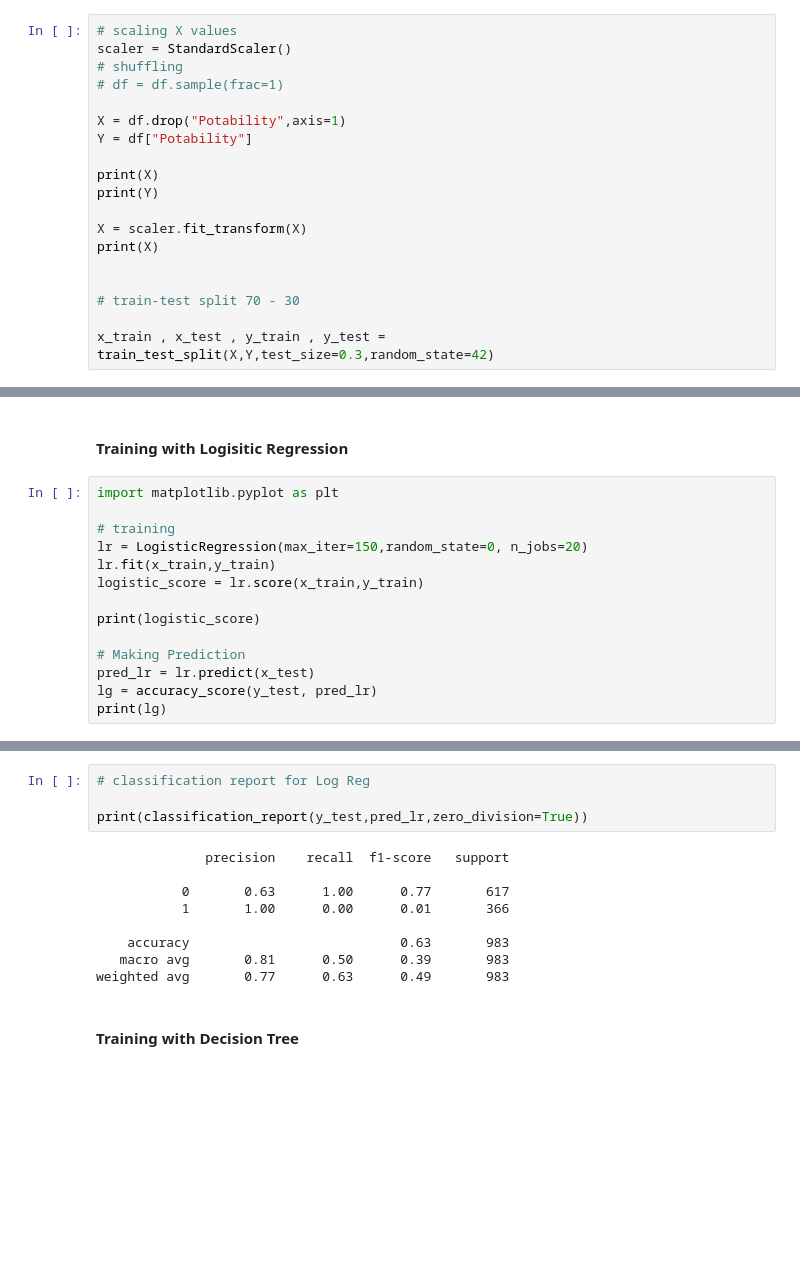
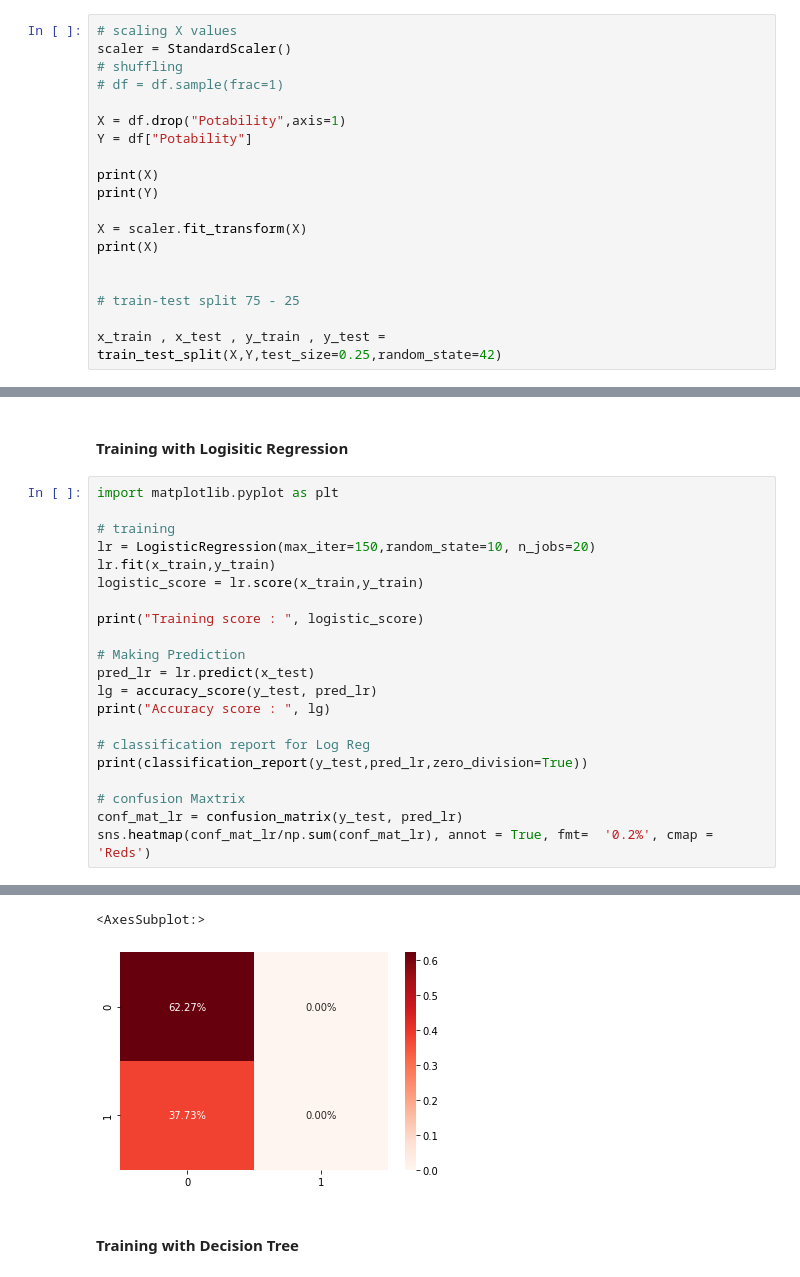
Before and after one commit to atiq-max/WaterPotability, a Jupyter notebook: Water Quality or Potability detection.ipynb, the cells around one changed output, grey strips where cells are left out. Drawn from its saved outputs; the diff is of its cells as text; blank space fills up the shorter version.

Commit message:
KNN, GNB and Confusion Matrices

```diff
--- a/Water Quality or Potability detection.ipynb
+++ b/Water Quality or Potability detection.ipynb
@@ -160,9 +160,9 @@ X = scaler.fit_transform(X)
 print(X)
 
 
-# train-test split 70 - 30
+# train-test split 75 - 25
 
-x_train , x_test , y_train , y_test = train_test_split(X,Y,test_size=0.3,random_state=42)
+x_train , x_test , y_train , y_test = train_test_split(X,Y,test_size=0.25,random_state=42)
 # %% [output]
             ph    Hardness        Solids  Chloramines     Sulfate  \
 0     7.080795  204.890455  20791.318981     7.300212  368.516441
@@ -190,14 +192,21 @@ from sklearn.metrics import confusion_matrix, accuracy_score, classification_rep
 import matplotlib.pyplot as plt
 
 # training
-lr = LogisticRegression(max_iter=150,random_state=0, n_jobs=20)
+lr = LogisticRegression(max_iter=150,random_state=10, n_jobs=20)
 lr.fit(x_train,y_train)
 logistic_score = lr.score(x_train,y_train)
 
-print(logistic_score)
+print("Training score : ", logistic_score)
 
 # Making Prediction
 pred_lr = lr.predict(x_test)
 lg = accuracy_score(y_test, pred_lr)
-print(lg)
+print("Accuracy score : ", lg)
+
+# classification report for Log Reg
+print(classification_report(y_test,pred_lr,zero_division=True))
+
+# confusion Maxtrix
+conf_mat_lr = confusion_matrix(y_test, pred_lr)
+sns.heatmap(conf_mat_lr/np.sum(conf_mat_lr), annot = True, fmt=  '0.2%', cmap = 'Reds')
 # %% [output]
@@ -206,16 +223,5 @@ print(lg)
+<AxesSubplot:>
+[figure, added]
-# %%
-# classification report for Log Reg
-
-print(classification_report(y_test,pred_lr,zero_division=True))
-# %% [output]
-              precision    recall  f1-score   support
-
-           0       0.63      1.00      0.77       617
-           1       1.00      0.00      0.01       366
-
-    accuracy                           0.63       983
-   macro avg       0.81      0.50      0.39       983
-weighted avg       0.77      0.63      0.49       983
 # %% [markdown]
 #### Training with Decision Tree
 # %%
```
Also changed, not shown: parts of 9 cells of this notebook, 1 other file.
